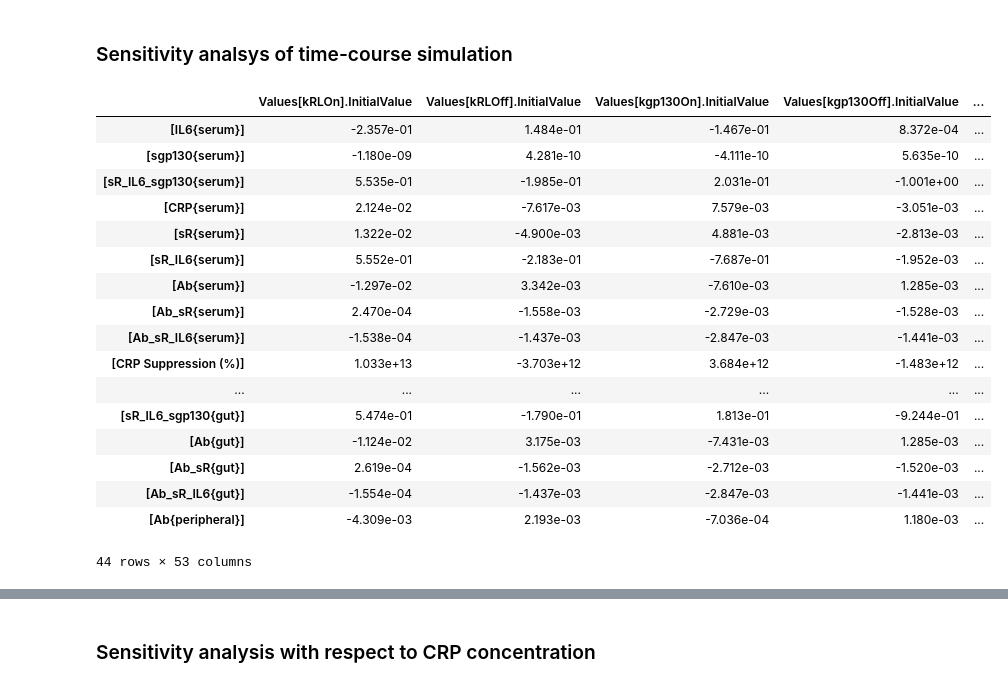
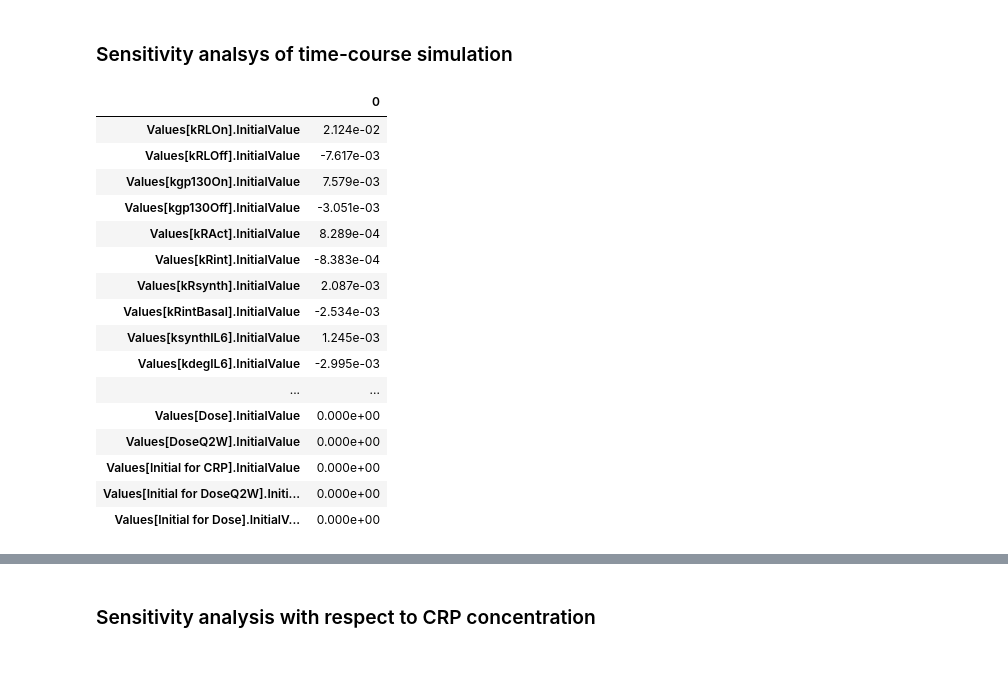
Before and after one commit to VirtualPatientEngine/AIAgents4Pharma, a Jupyter notebook: docs/notebooks/talk2biomodels/tutorial_sensitivity_analysis.ipynb, the cells around one changed output, grey strips where cells are left out. Saved outputs shown, nothing was run; the diff lists cells and outputs as text; code cells hidden in the pictures.

```diff
--- a/docs/notebooks/talk2biomodels/tutorial_sensitivity_analysis.ipynb
+++ b/docs/notebooks/talk2biomodels/tutorial_sensitivity_analysis.ipynb
@@ -265,23 +296,23 @@ basico.get_sensitivity_settings()
 basico.run_sensitivities()
 # %%
 # result
-basico.get_scaled_sensitivities()
+df = basico.get_scaled_sensitivities()
+df
 # %% [output]
-|  | Values[kRLOn].InitialValue | Values[kRLOff].InitialValue | Values[kgp130On].InitialValue | Values[kgp130Off].InitialValue | ... |
-| [IL6{serum}] | -2.357e-01 | 1.484e-01 | -1.467e-01 | 8.372e-04 | ... |
-| [sgp130{serum}] | -1.180e-09 | 4.281e-10 | -4.111e-10 | 5.635e-10 | ... |
-| [sR_IL6_sgp130{serum}] | 5.535e-01 | -1.985e-01 | 2.031e-01 | -1.001e+00 | ... |
-| [CRP{serum}] | 2.124e-02 | -7.617e-03 | 7.579e-03 | -3.051e-03 | ... |
-| [sR{serum}] | 1.322e-02 | -4.900e-03 | 4.881e-03 | -2.813e-03 | ... |
-| [sR_IL6{serum}] | 5.552e-01 | -2.183e-01 | -7.687e-01 | -1.952e-03 | ... |
-| [Ab{serum}] | -1.297e-02 | 3.342e-03 | -7.610e-03 | 1.285e-03 | ... |
-| [Ab_sR{serum}] | 2.470e-04 | -1.558e-03 | -2.729e-03 | -1.528e-03 | ... |
-| [Ab_sR_IL6{serum}] | -1.538e-04 | -1.437e-03 | -2.847e-03 | -1.441e-03 | ... |
-| [CRP Suppression (%)] | 1.033e+13 | -3.703e+12 | 3.684e+12 | -1.483e+12 | ... |
-| ... | ... | ... | ... | ... | ... |
-| [sR_IL6_sgp130{gut}] | 5.474e-01 | -1.790e-01 | 1.813e-01 | -9.244e-01 | ... |
-| [Ab{gut}] | -1.124e-02 | 3.175e-03 | -7.431e-03 | 1.285e-03 | ... |
-| [Ab_sR{gut}] | 2.619e-04 | -1.562e-03 | -2.712e-03 | -1.520e-03 | ... |
-| [Ab_sR_IL6{gut}] | -1.554e-04 | -1.437e-03 | -2.847e-03 | -1.441e-03 | ... |
-| [Ab{peripheral}] | -4.309e-03 | 2.193e-03 | -7.036e-04 | 1.180e-03 | ... |
+|  | 0 |
+| Values[kRLOn].InitialValue | 2.124e-02 |
+| Values[kRLOff].InitialValue | -7.617e-03 |
+| Values[kgp130On].InitialValue | 7.579e-03 |
+| Values[kgp130Off].InitialValue | -3.051e-03 |
+| Values[kRAct].InitialValue | 8.289e-04 |
+| Values[kRint].InitialValue | -8.383e-04 |
+| Values[kRsynth].InitialValue | 2.087e-03 |
+| Values[kRintBasal].InitialValue | -2.534e-03 |
+| Values[ksynthIL6].InitialValue | 1.245e-03 |
+| Values[kdegIL6].InitialValue | -2.995e-03 |
+| ... | ... |
+| Values[Dose].InitialValue | 0.000e+00 |
+| Values[DoseQ2W].InitialValue | 0.000e+00 |
+| Values[Initial for CRP].InitialValue | 0.000e+00 |
+| Values[Initial for DoseQ2W].Initi... | 0.000e+00 |
+| Values[Initial for Dose].InitialV... | 0.000e+00 |
-44 rows × 53 columns
```
Also changed, not shown: parts of 12 cells of this notebook.
